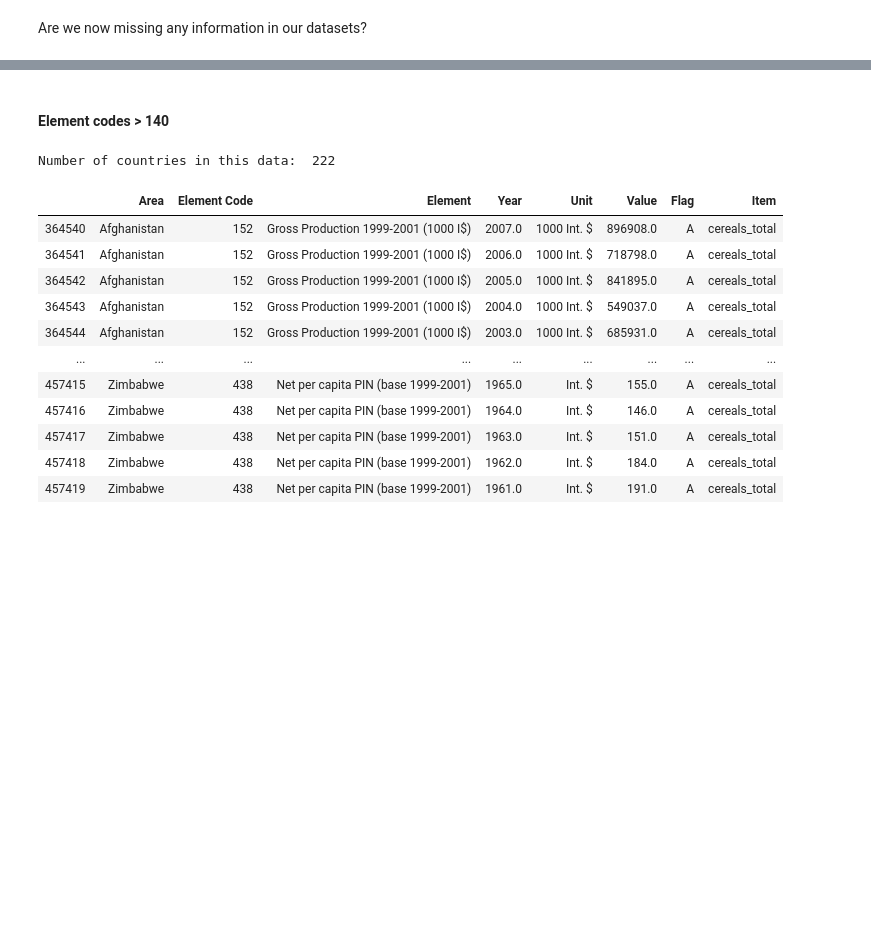
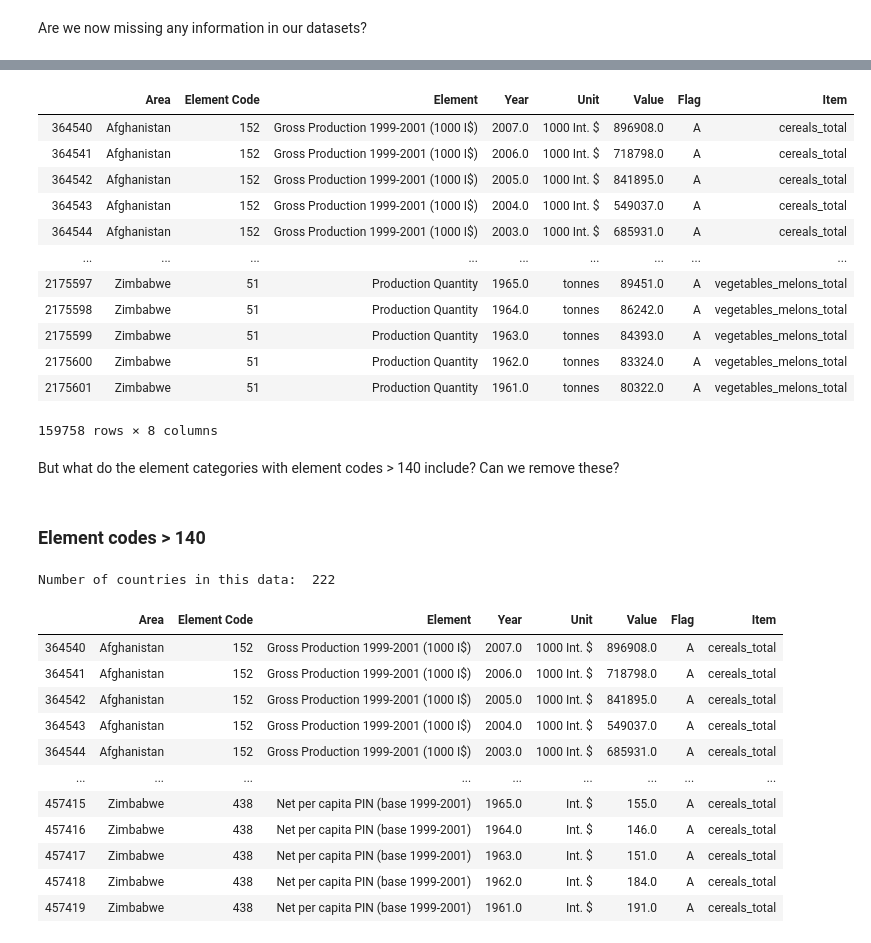
Before and after one commit to theodorhusefest/ADA-2019-project1-sovellettu-tiedon-analysoint, a Jupyter notebook: crops_data_cleaning.ipynb, the cells around one changed output, grey strips where cells are left out. Saved outputs shown, nothing was run; the diff lists cells and outputs as text; code cells hidden in the pictures; blank space fills up the shorter version.

```diff
--- a/crops_data_cleaning.ipynb
+++ b/crops_data_cleaning.ipynb
@@ -139,4 +171,24 @@ By taking the sum of all values and sorting we see that 51-Production quantity h
+# %%
+elements = ['Seed', 'Area Harvested', 'Yield']
+crops_processed = crops_categorized[np.logical_not(crops_categorized['Element'].isin(elements))]
+crops_processed
+# %% [output]
+|  | Area | Element Code | Element | Year | Unit | Value | Flag | Item |
+| 364540 | Afghanistan | 152 | Gross Production 1999-2001 (1000 I$) | 2007.0 | 1000 Int. $ | 896908.0 | A | cereals_total |
+| 364541 | Afghanistan | 152 | Gross Production 1999-2001 (1000 I$) | 2006.0 | 1000 Int. $ | 718798.0 | A | cereals_total |
+| 364542 | Afghanistan | 152 | Gross Production 1999-2001 (1000 I$) | 2005.0 | 1000 Int. $ | 841895.0 | A | cereals_total |
+| 364543 | Afghanistan | 152 | Gross Production 1999-2001 (1000 I$) | 2004.0 | 1000 Int. $ | 549037.0 | A | cereals_total |
+| 364544 | Afghanistan | 152 | Gross Production 1999-2001 (1000 I$) | 2003.0 | 1000 Int. $ | 685931.0 | A | cereals_total |
+| ... | ... | ... | ... | ... | ... | ... | ... | ... |
+| 2175597 | Zimbabwe | 51 | Production Quantity | 1965.0 | tonnes | 89451.0 | A | vegetables_melons_total |
+| 2175598 | Zimbabwe | 51 | Production Quantity | 1964.0 | tonnes | 86242.0 | A | vegetables_melons_total |
+| 2175599 | Zimbabwe | 51 | Production Quantity | 1963.0 | tonnes | 84393.0 | A | vegetables_melons_total |
+| 2175600 | Zimbabwe | 51 | Production Quantity | 1962.0 | tonnes | 83324.0 | A | vegetables_melons_total |
+| 2175601 | Zimbabwe | 51 | Production Quantity | 1961.0 | tonnes | 80322.0 | A | vegetables_melons_total |
+159758 rows × 8 columns
+# %% [markdown]
+But what do the element categories with element codes > 140 include? Can we remove these?
 # %% [markdown]
-#### Element codes > 140
+### Element codes > 140
 # %%
 elem_codes = ['152', '154', '434', '438', '432', '436']
```
Also changed, not shown: parts of 32 cells of this notebook, 6 other files.
